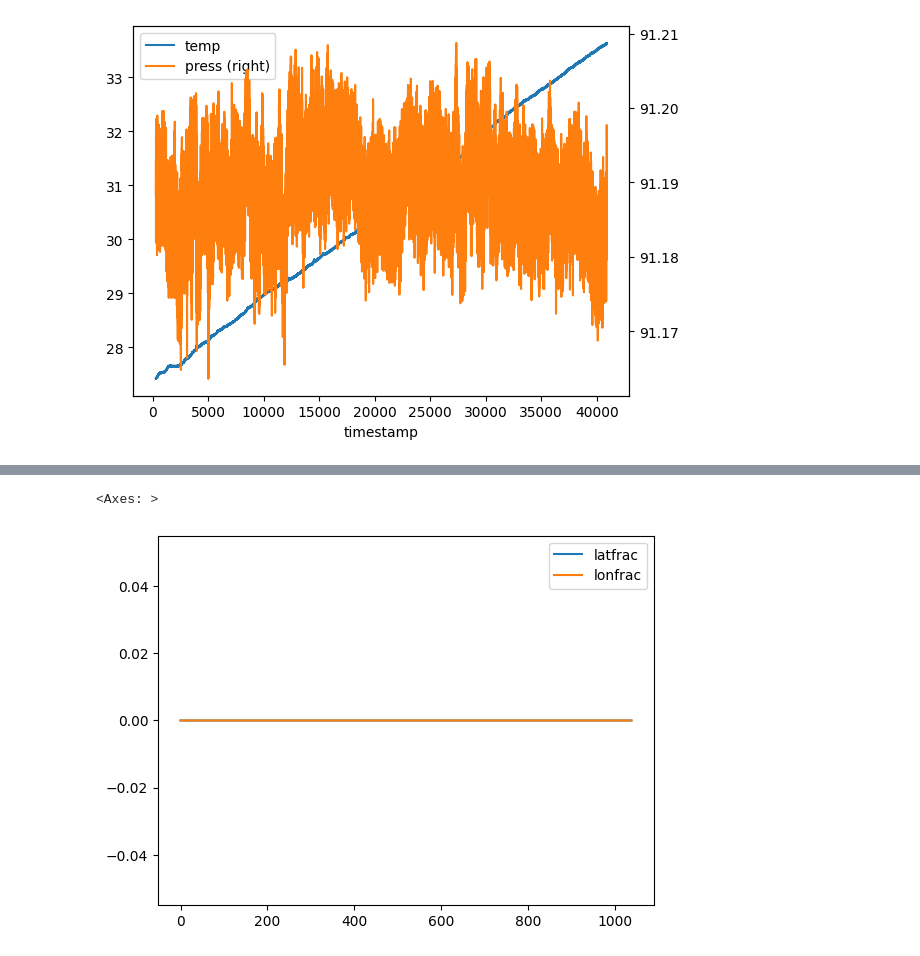
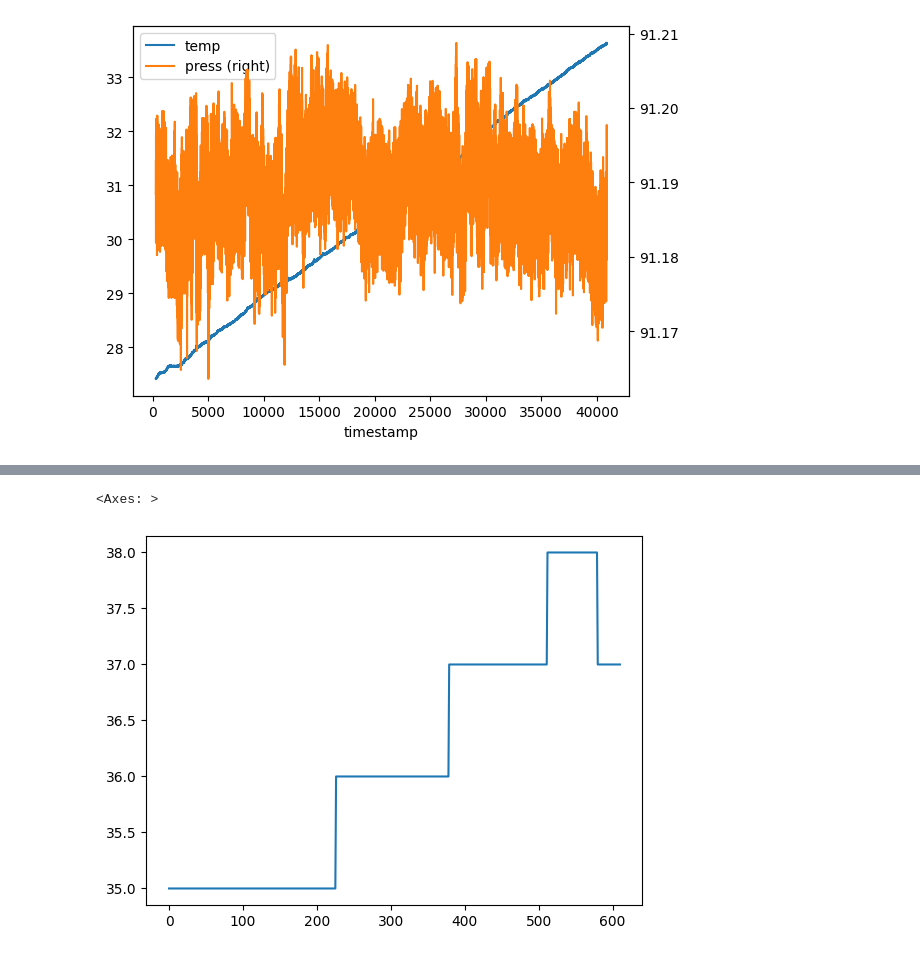
Before and after one commit to RIT-Launch-Initiative/FSW, a Jupyter notebook: app/payload/control_freak/flight-software/extra/decoder.ipynb, the cells around one changed output, grey strips where cells are left out. Cells and saved outputs as stored; diff of their text form; code cells hidden in the pictures.

Commit message:
day 2 updates, bigger fast flight,

```diff
--- a/app/payload/control_freak/flight-software/extra/decoder.ipynb
+++ b/app/payload/control_freak/flight-software/extra/decoder.ipynb
@@ -46,8 +46,8 @@ fastdf[['timestamp','temp','press']].plot(x='timestamp', secondary_y='press')
 [figure]
 # %%
 
-with open('/home/unknown/Backyard Flight/slow.cap') as f:
-    slowlines = f.readlines()
+with open('/home/unknown/rangetest.cap') as f:
+    slowlines = f.readlines()[12:-4]
 slow_bytes = bytearray()
 for line in slowlines:
     slow_bytes.extend(bytearray.fromhex(line))
@@ -59,3 +60,26 @@ slowdf = slowdf.iloc[:end_index]
+# %%
+slow_pacs = struct.iter_unpack('<qQhhbbbBBBHHBB', slow_bytes)
+slowdf = pd.DataFrame.from_records(slow_pacs, columns=['timestamp', 'packed', 'latfrac', 'lonfrac', 'ox', 'oy', 'oz', 'flight_state', 'o2', 'o3', 'voltage', 'current', 'temp', 'flip_status'])
+
+slowdf = slowdf.iloc[:611]
+
+voltage_base = 6.75; # 6.75 to 9.25
+voltage_scale = 100; # 2.5 volt range to 250 volt range
+lat_int = 31
+long_int = -102
+
+slowdf.ox = slowdf.ox.map(lambda i8 : i8/127)
+slowdf.oy = slowdf.oy.map(lambda i8 : i8/127)
+slowdf.oz = slowdf.oz.map(lambda i8 : i8/127)
+
+
+slowdf.voltage = (slowdf.voltage / voltage_scale) + voltage_base
+
+slowdf.timestamp = slowdf.timestamp/100
+# slowdf.timestamp = slowdf.timestamp/ticks_per_sec
+
+flight_state_to_str = ['NotSet', 'OnPad', 'Boost', 'Flight', 'InitialRoll', 'InitialPump', 'Continous']
+slowdf.flight_state = slowdf.flight_state.map(lambda fs : flight_state_to_str[int(fs)])
 # %%
 MILLIS_LOC, MILLIS_MASK = 1, 0b111111111111111111111111111
 SATS_LOC, SATS_MASK = 28, 0b1111
@@ -74,4 +98,4 @@ def unpack_gps(u64):
 
     t = time(hr, min, sec)
 
-    return t, sats
+    return t, as_sec, sats
@@ -98 +102,3 @@ fastdf.head(40)
+# %%
+slowdf[['time', 'sec', 'sats']] = slowdf.apply(lambda r : unpack_gps(r.packed), axis=1, result_type='expand')
 # %%
@@ -148,5 +128,5 @@ slowdf[['timestamp', 'oz']].plot(x='timestamp', ax=ax)
 # %%
-slowdf[['latfrac', 'lonfrac']].plot()
+slowdf['temp'].plot()
 # %% [output]
 <Axes: >
-[figure, old version]
+[figure, new version]
```
Also changed, not shown: parts of 8 cells of this notebook, 6 other files.
